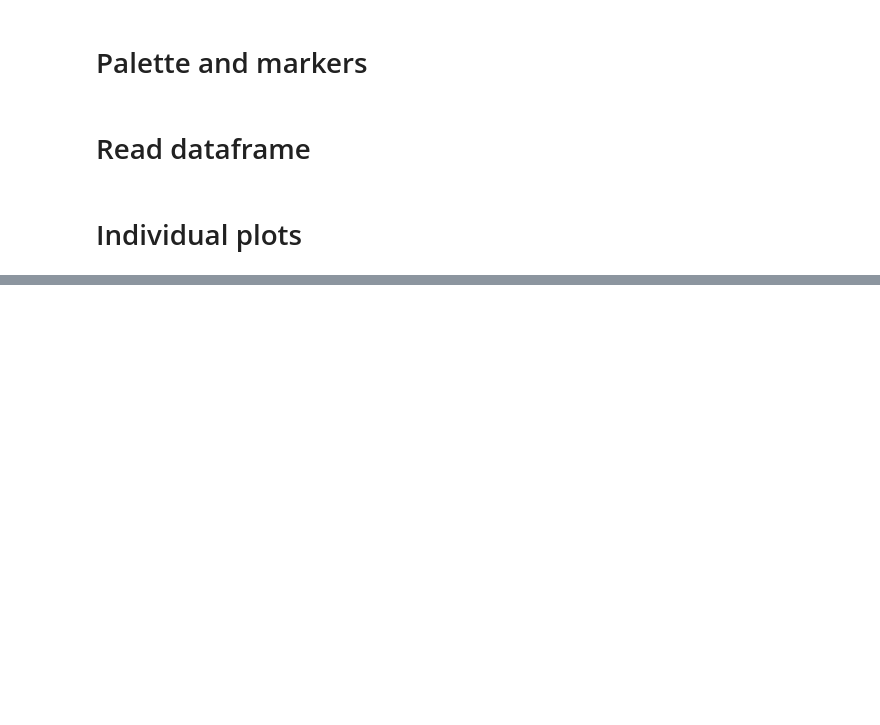
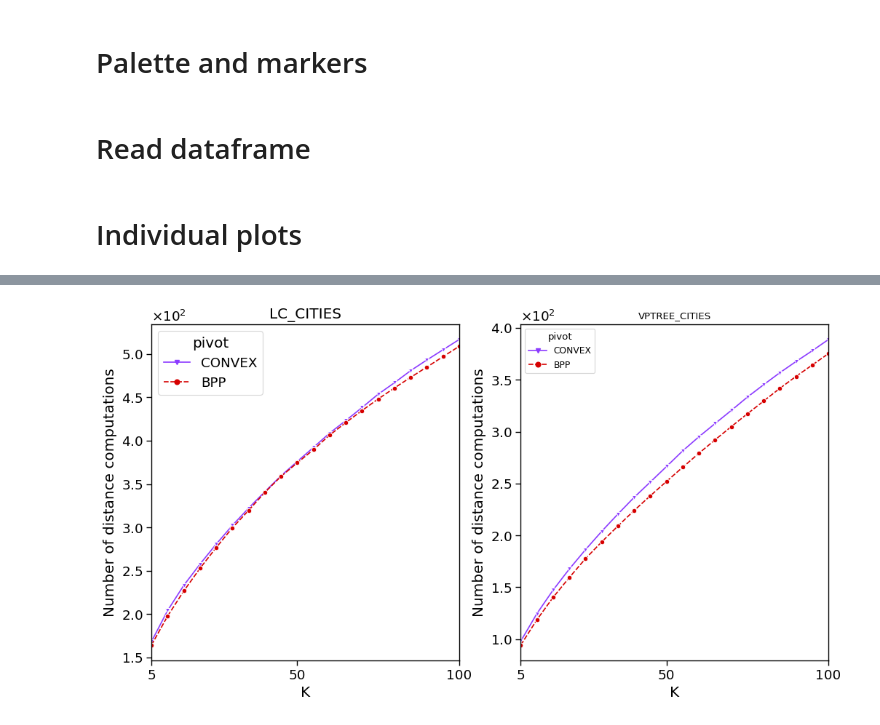
Before and after one commit to JoaoVitorLeite/gervLib_unique_ptr, a Jupyter notebook: scripts/Plots.ipynb, the cells around one changed output, grey strips where cells are left out. Drawn from its saved outputs; the diff is of its cells as text; code cells hidden in the pictures; blank space fills up the shorter version.

```diff
--- a/scripts/Plots.ipynb
+++ b/scripts/Plots.ipynb
@@ -85,0 +106,25 @@ plot_distance(basePath='output_files', index='lc', dataset='cities', pivot='bpp'
+# %%
+def grid_plot_distance(basePath: str, indexes: List[str], datasets: List[str], pivots: List[str], agg: str = 'mean', idx: int = 0) -> None:
+
+
+    nrows = len(datasets)
+    ncols = len(indexes)
+    fig, axs = plt.subplots(nrows = nrows, ncols = ncols, figsize=(12, 6))
+
+    if len(datasets) == 1:
+        for i in range(len(indexes)):
+            plt.subplot(nrows, ncols, i + 1)
+            plt_aux = plot_distance(basePath=basePath, index=indexes[i], dataset=datasets[0], pivots=pivots, agg=agg, idx=idx)
+    else:
+        for i in range(len(indexes)):
+            for j in range(len(datasets)):
+                plt.subplot(nrows, ncols, i * ncols + j + 1)
+                plt_aux = plot_distance(basePath=basePath, index=indexes[i], dataset=datasets[j], pivots=pivots, agg=agg, idx=idx)
+
+    sns.set_context("paper", font_scale=1.8)
+
+    fig.subplots_adjust(wspace=0.2, hspace=0.1)
+# %%
+grid_plot_distance('output_files', ['LC', 'VPTREE'], ['cities'], ['bpp', 'convex'], 'mean')
+# %% [output]
+[figure, added]
```
Also changed, not shown: parts of 7 cells of this notebook.
